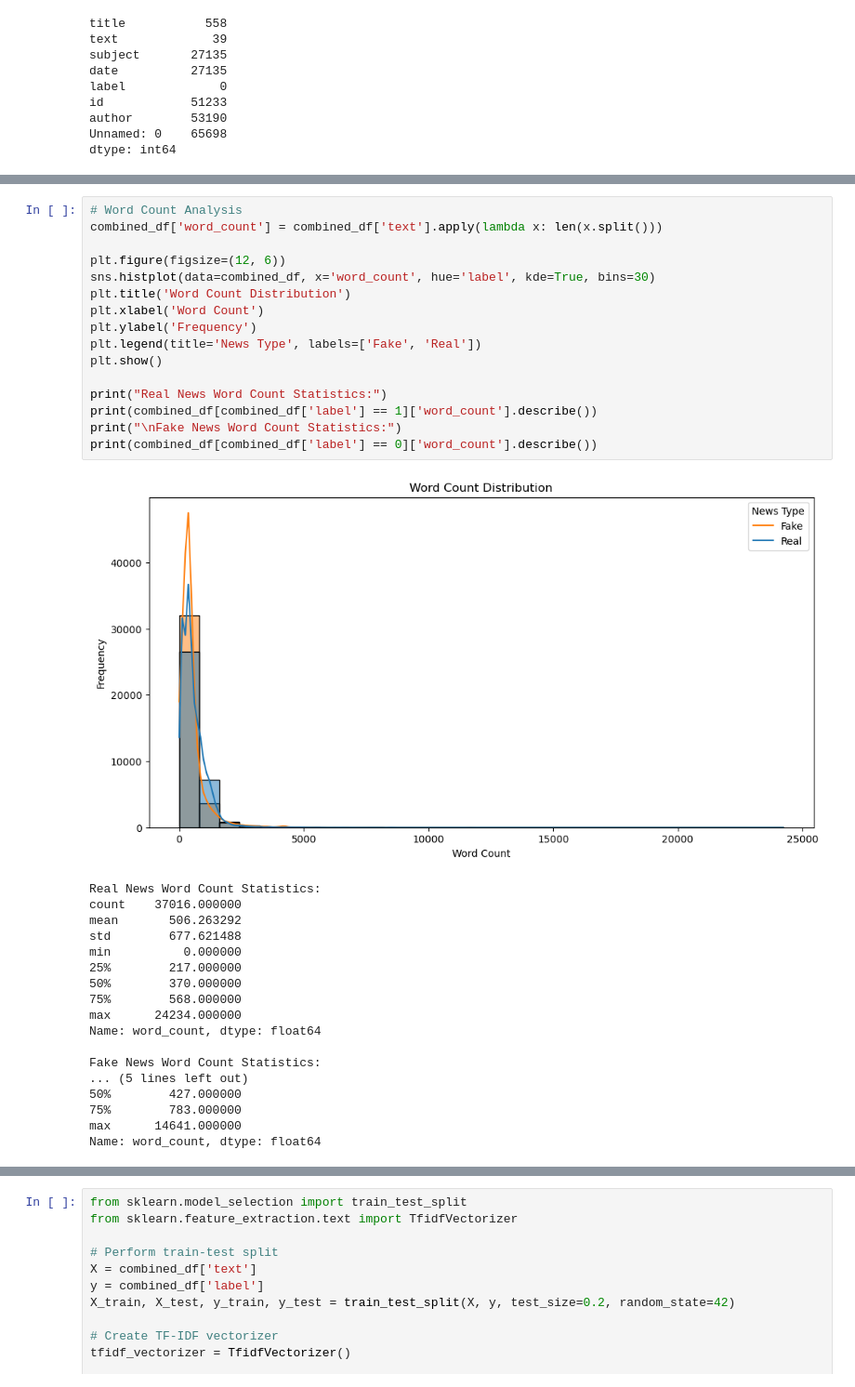
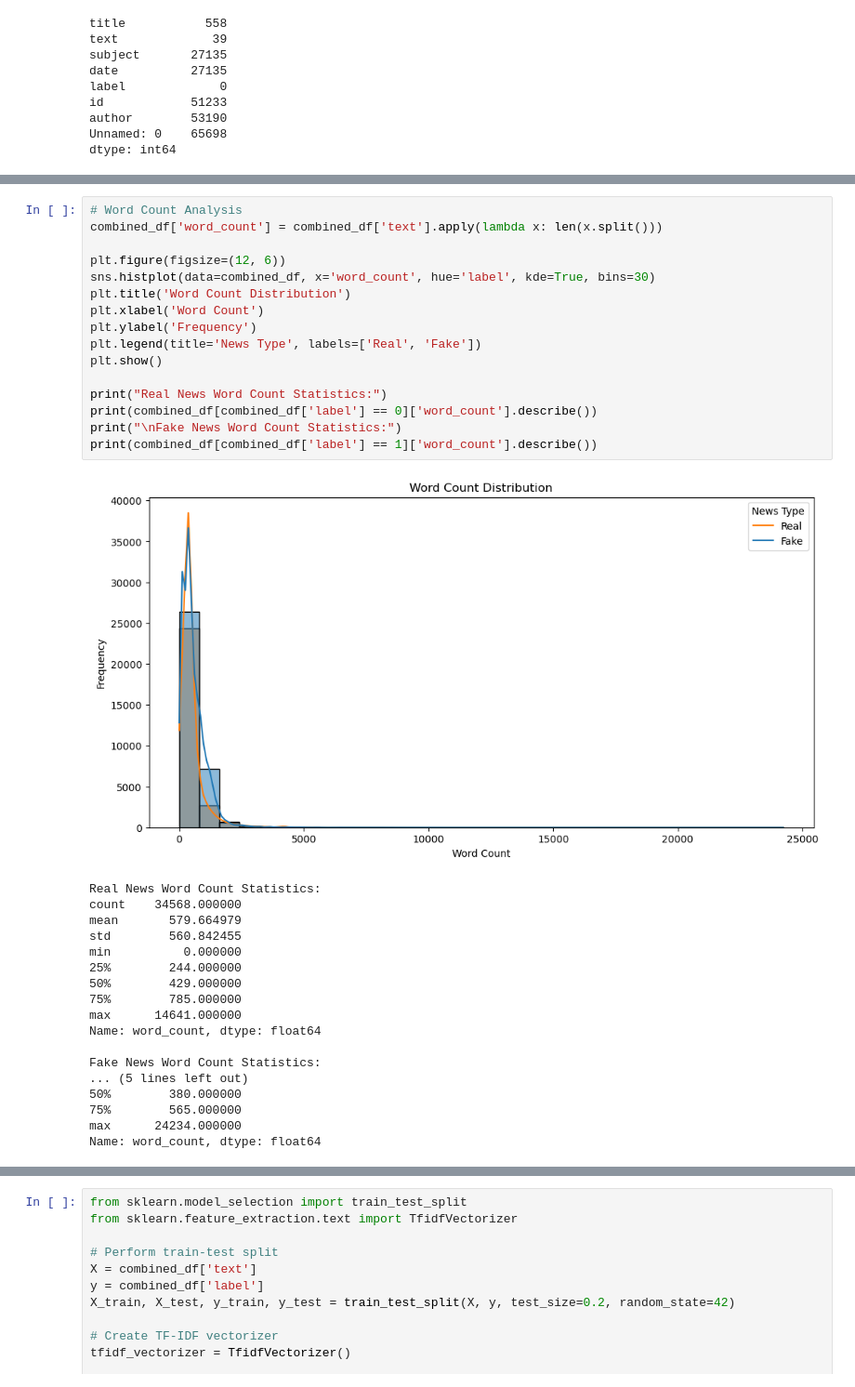
Before and after one commit to lukeflannigan/CS-4371-Team5-Project, a Jupyter notebook: fake_news_model.ipynb, the cells around one changed output, grey strips where cells are left out. Shown at 93% size. Saved outputs shown, nothing was run; the diff lists cells and outputs as text.

```diff
--- a/fake_news_model.ipynb
+++ b/fake_news_model.ipynb
@@ -165,37 +167,37 @@ dtype: int64
 # %%
 # Word Count Analysis
 combined_df['word_count'] = combined_df['text'].apply(lambda x: len(x.split()))
 
 plt.figure(figsize=(12, 6))
 sns.histplot(data=combined_df, x='word_count', hue='label', kde=True, bins=30)
 plt.title('Word Count Distribution')
 plt.xlabel('Word Count')
 plt.ylabel('Frequency')
-plt.legend(title='News Type', labels=['Fake', 'Real'])
+plt.legend(title='News Type', labels=['Real', 'Fake'])
 plt.show()
 
 print("Real News Word Count Statistics:")
+print(combined_df[combined_df['label'] == 0]['word_count'].describe())
+print("\nFake News Word Count Statistics:")
 print(combined_df[combined_df['label'] == 1]['word_count'].describe())
-print("\nFake News Word Count Statistics:")
-print(combined_df[combined_df['label'] == 0]['word_count'].describe())
 # %% [output]
-[figure, old version]
+[figure, new version]
 Real News Word Count Statistics:
-count    37016.000000
-mean       506.263292
-std        677.621488
+count    34568.000000
+mean       579.664979
+std        560.842455
 min          0.000000
-25%        217.000000
-50%        370.000000
-75%        568.000000
-max      24234.000000
+25%        244.000000
+50%        429.000000
+75%        785.000000
+max      14641.000000
 Name: word_count, dtype: float64
 
 Fake News Word Count Statistics:
 ... (5 lines left out)
-50%        427.000000
-75%        783.000000
-max      14641.000000
+50%        380.000000
+75%        565.000000
+max      24234.000000
 Name: word_count, dtype: float64
 # %%
 import re
```
Also changed, not shown: parts of 22 cells of this notebook, 4 other files.
